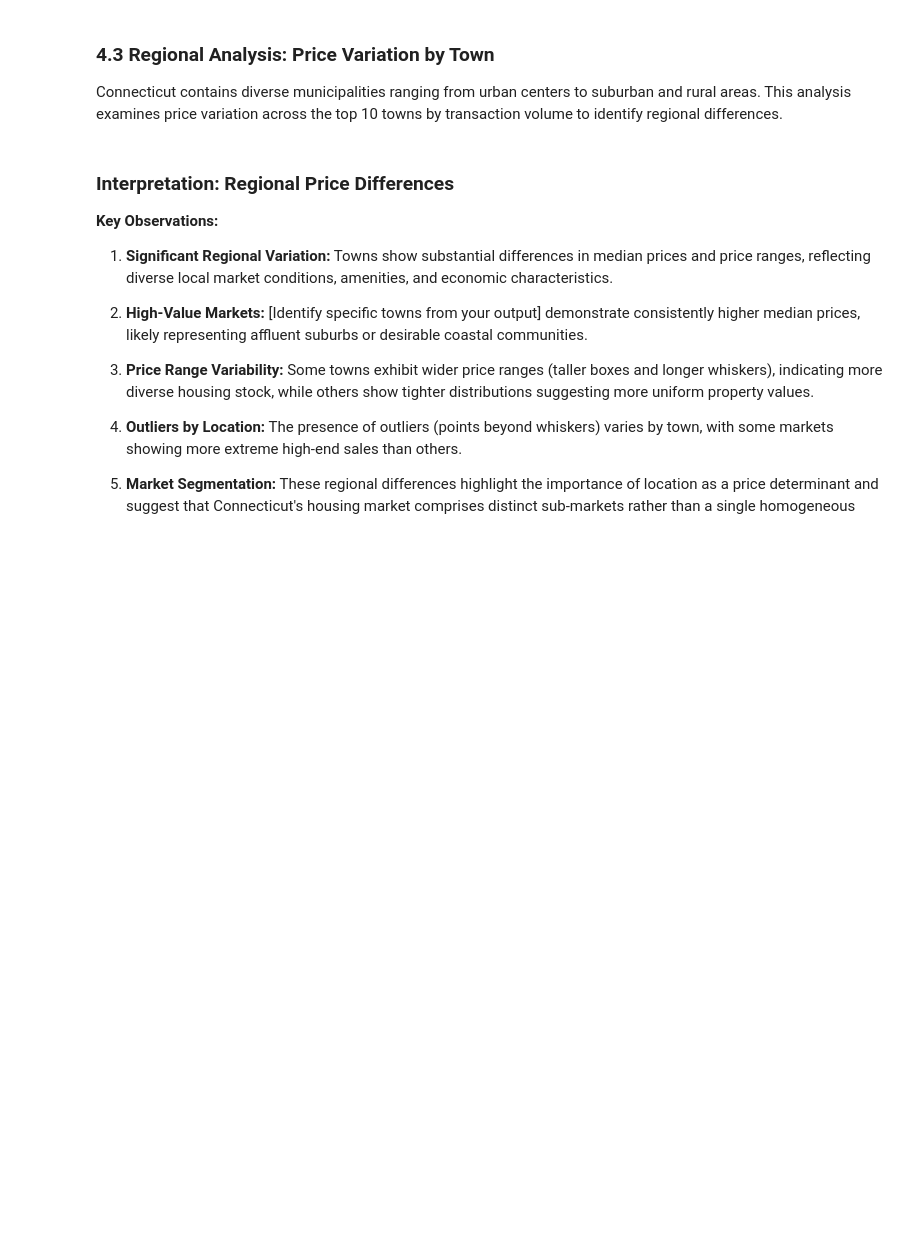
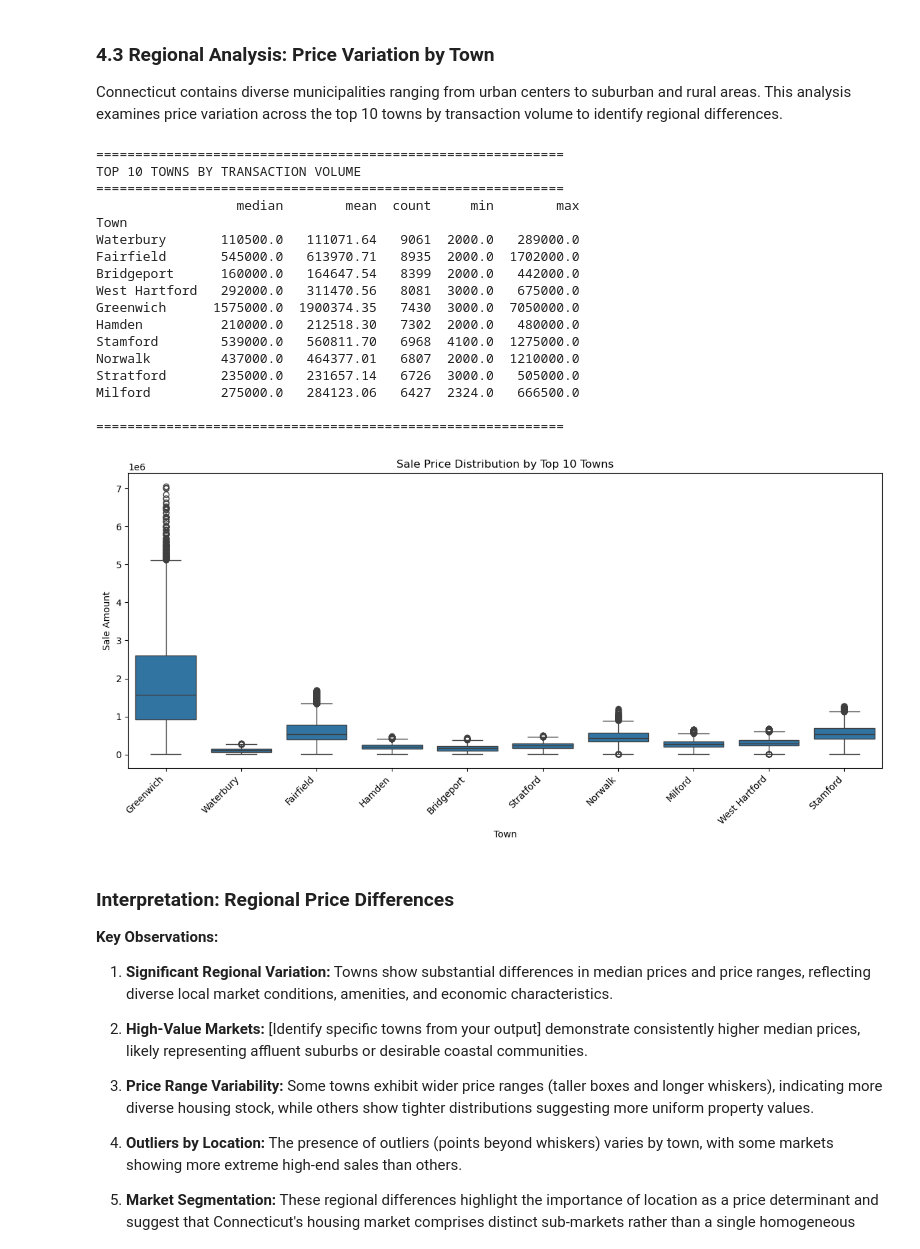
Before and after one commit to shotarooya/Udacity-Capstone1, a Jupyter notebook: data_workflow.ipynb, the cells around one changed output. Saved outputs shown, nothing was run; the diff lists cells and outputs as text; code cells hidden in the pictures; blank space fills up the shorter version.

```diff
--- a/data_workflow.ipynb
+++ b/data_workflow.ipynb
@@ -416,16 +759,35 @@ This distribution shape is consistent with typical housing market patterns where
 
 Connecticut contains diverse municipalities ranging from urban centers to suburban and rural areas. This analysis examines price variation across the top 10 towns by transaction volume to identify regional differences.
 # %%
-# Compare prices for top 10 towns by transaction count
-top_towns = df_sf_clean['Town'].value_counts().head(10).index
+# Analyze regional variation using function
+top_towns, regional_stats = calculate_regional_statistics(df_sf_clean, top_n=10)
 df_top_towns = df_sf_clean[df_sf_clean['Town'].isin(top_towns)]
 
 plt.figure(figsize=(12, 6))
 sns.boxplot(data=df_top_towns, x='Town', y='Sale Amount')
 plt.xticks(rotation=45, ha='right')
 plt.title('Sale Price Distribution by Top 10 Towns')
 plt.tight_layout()
 plt.show()
+# %% [output]
+============================================================
+TOP 10 TOWNS BY TRANSACTION VOLUME
+============================================================
+                  median        mean  count     min        max
+Town
+Waterbury       110500.0   111071.64   9061  2000.0   289000.0
+Fairfield       545000.0   613970.71   8935  2000.0  1702000.0
+Bridgeport      160000.0   164647.54   8399  2000.0   442000.0
+West Hartford   292000.0   311470.56   8081  3000.0   675000.0
+Greenwich      1575000.0  1900374.35   7430  3000.0  7050000.0
+Hamden          210000.0   212518.30   7302  2000.0   480000.0
+Stamford        539000.0   560811.70   6968  4100.0  1275000.0
+Norwalk         437000.0   464377.01   6807  2000.0  1210000.0
+Stratford       235000.0   231657.14   6726  3000.0   505000.0
+Milford         275000.0   284123.06   6427  2324.0   666500.0
+
+============================================================
+[figure, added]
 # %% [markdown]
 ### Interpretation: Regional Price Differences
 
```
Also changed, not shown: parts of 27 cells of this notebook.
